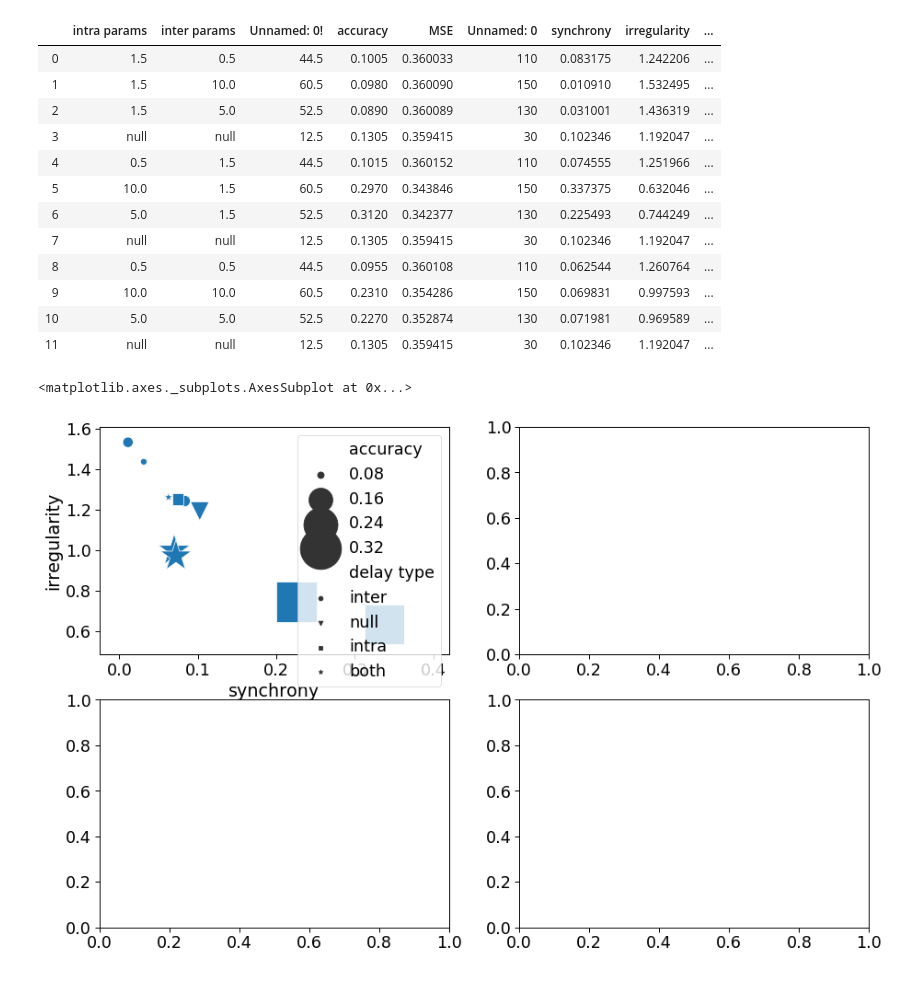
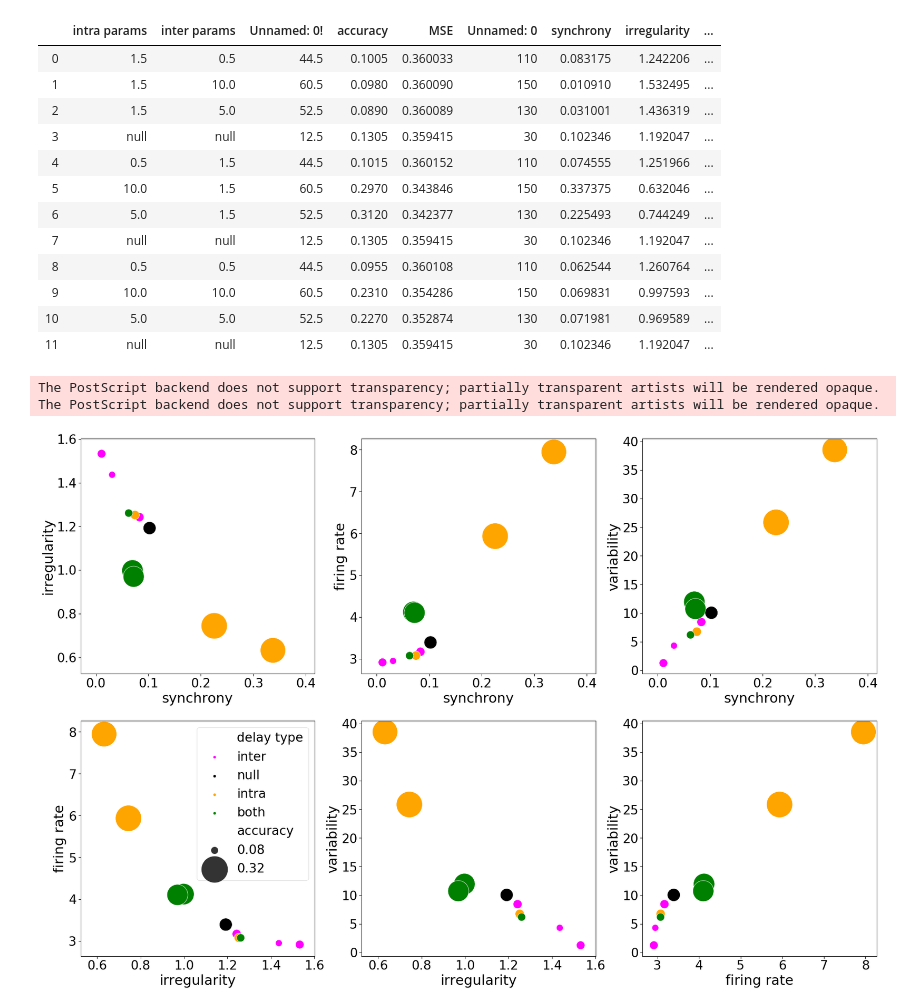
Before and after one commit to moorugi98/hetero_delay_network, a Jupyter notebook: plotter.ipynb, the cells around one changed output. Saved outputs shown, nothing was run; the diff lists cells and outputs as text; code cells hidden in the pictures.

```diff
--- a/plotter.ipynb
+++ b/plotter.ipynb
@@ -254,11 +298,33 @@ selected
 | 9 | 10.0 | 10.0 | 60.5 | 0.2310 | 0.354286 | 150 | 0.069831 | 0.997593 | ... |
 | 10 | 5.0 | 5.0 | 52.5 | 0.2270 | 0.352874 | 130 | 0.071981 | 0.969589 | ... |
 | 11 | null | null | 12.5 | 0.1305 | 0.359415 | 30 | 0.102346 | 1.192047 | ... |
-# %%
-fig, axes = plt.subplots(nrows=2, ncols=2 ,figsize=(15,10))
-sns.scatterplot(x='synchrony', y='irregularity', size='accuracy', style='delay type', data=selected,
-                sizes=(50,2000), markers=['o','v','s','*'], ax=axes[0][0], legend='brief')
-# plt.savefig('prototype.pdf', bbox_to_inches='tight')
-# %% [output]
-<matplotlib.axes._subplots.AxesSubplot at 0x...>
-[figure, removed]
+# %%
+fig, axes = plt.subplots(nrows=2, ncols=3 ,figsize=(30,20))
+plt.rcParams["legend.markerscale"] = 1.0
+import itertools
+metriclist = list(itertools.combinations(['synchrony', 'irregularity', 'firing rate', 'variability'], r=2))
+for index,pair in enumerate(metriclist):
+    ri = index//3
+    ci = index%3
+    sns.scatterplot(x=pair[0], y=pair[1], size='accuracy', hue='delay type', data=selected,
+                sizes=(200,3000), palette=['magenta','black','orange','green'], ax=axes[ri][ci], legend='brief')
+
+# dirty way to handle legend
+h1,l1 = axes[-1][-1].get_legend_handles_labels()
+for index in range(6):  # remove all legends
+    ri = index//3
+    ci = index%3
+    axes[ri][ci].get_legend().remove()
+handles = h1[0:6]
+labels = l1[0:6]
+handles.append(h1[6])
+labels.append(l1[6])
+handles.append(h1[-1])
+labels.append(l1[-1])
+axes[-1][0].legend(handles, labels)
+
+plt.savefig('dynamic_accuracy_color.eps', bbox_to_inches='tight')
+# %% [output]
+The PostScript backend does not support transparency; partially transparent artists will be rendered opaque.
+The PostScript backend does not support transparency; partially transparent artists will be rendered opaque.
+[figure, added]
```
Also changed, not shown: parts of 14 cells of this notebook.
